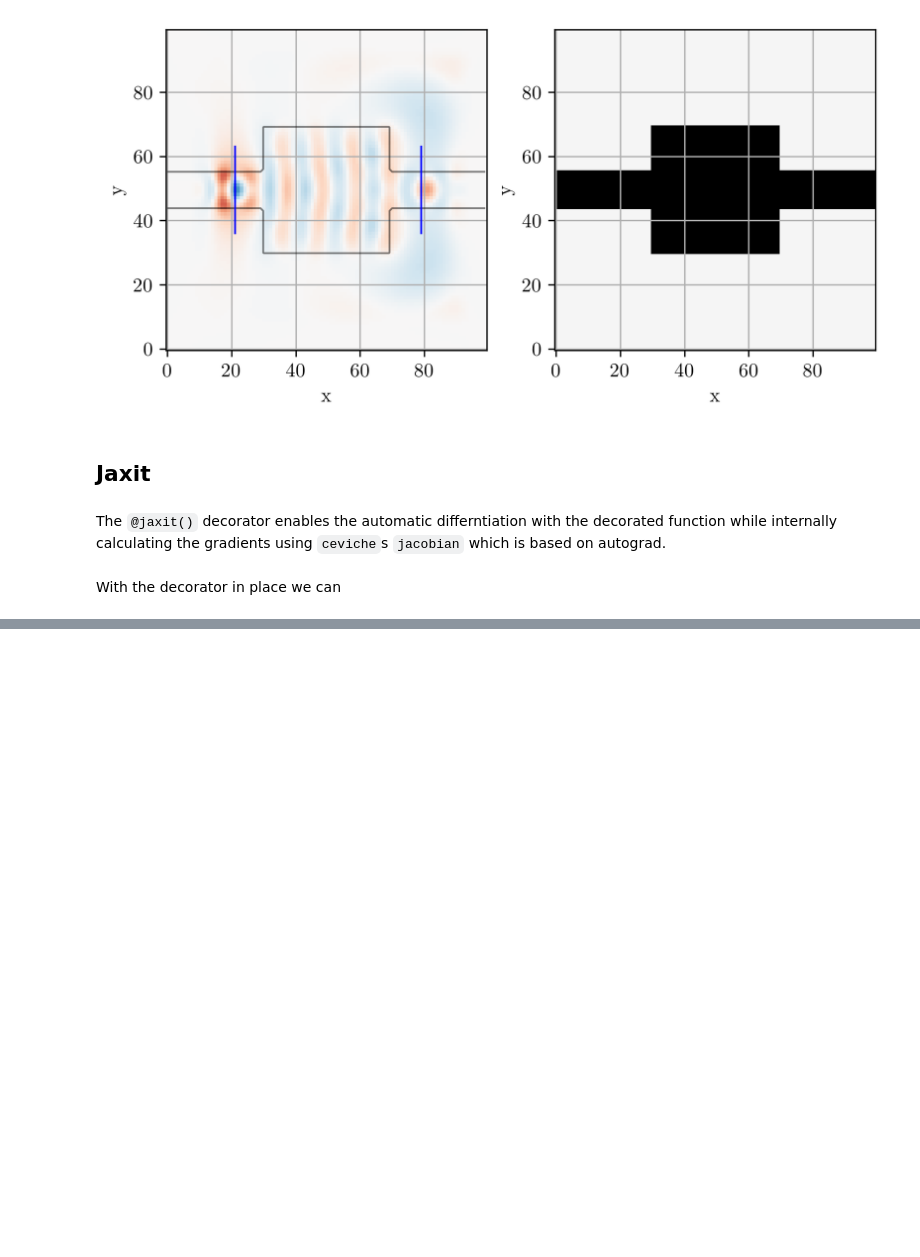
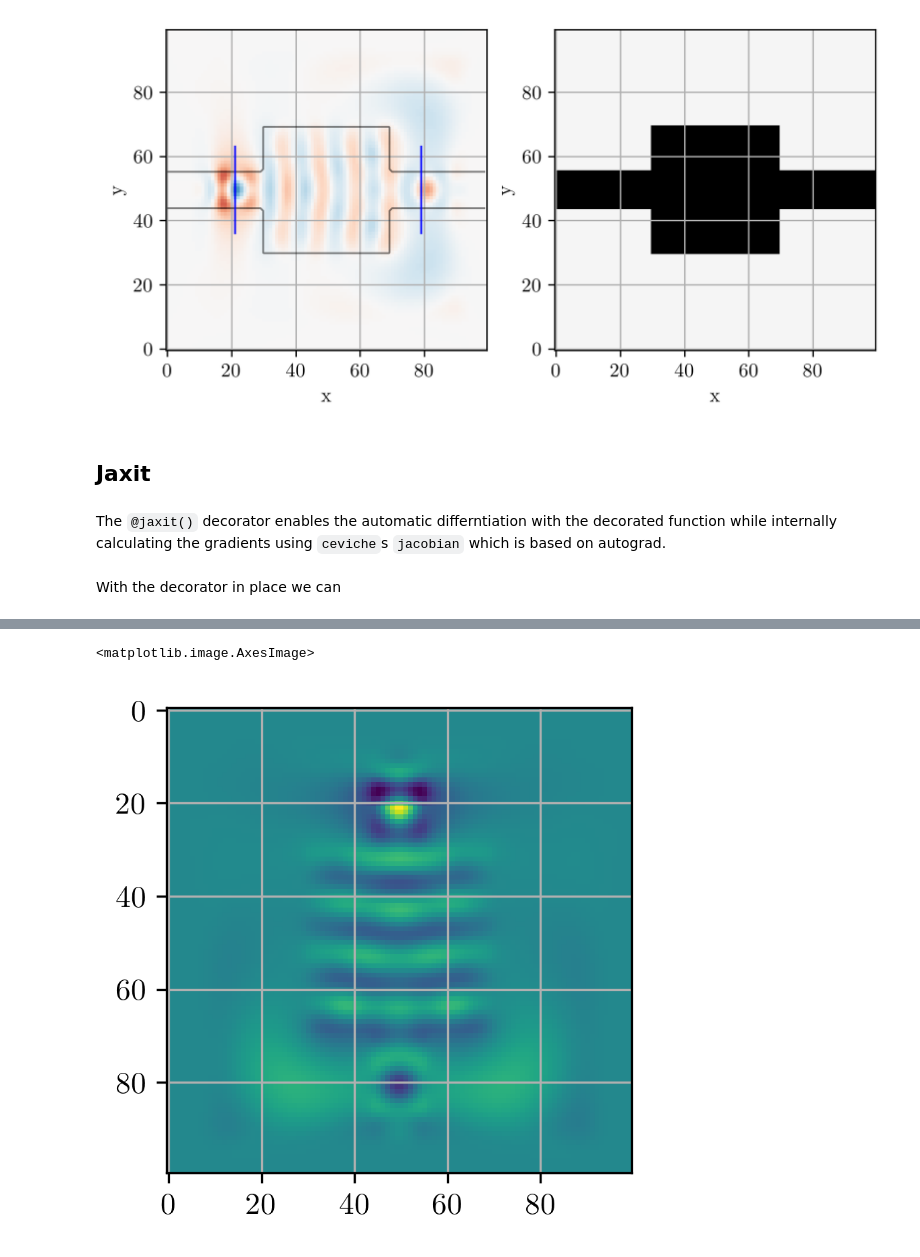
Before and after one commit to jan-david-fischbach/javiche, a Jupyter notebook: nbs/03_test_inverse_design.ipynb, the cells around one changed output, grey strips where cells are left out. Saved outputs shown, nothing was run; the diff lists cells and outputs as text; code cells hidden in the pictures; blank space fills up the shorter version.

```diff
--- a/nbs/03_test_inverse_design.ipynb
+++ b/nbs/03_test_inverse_design.ipynb
@@ -281,0 +283,8 @@ for step in range_:
+# %%
+simulation.eps_r = mask_combine_epsr(epsr, bg_epsr, design_region)
+_, _, Ez = simulation.solve(source)
+# %%
+plt.imshow(np.real(Ez))
+# %% [output]
+<matplotlib.image.AxesImage>
+[figure, added]
```
Also changed, not shown: parts of 5 cells of this notebook, 4 other files.
